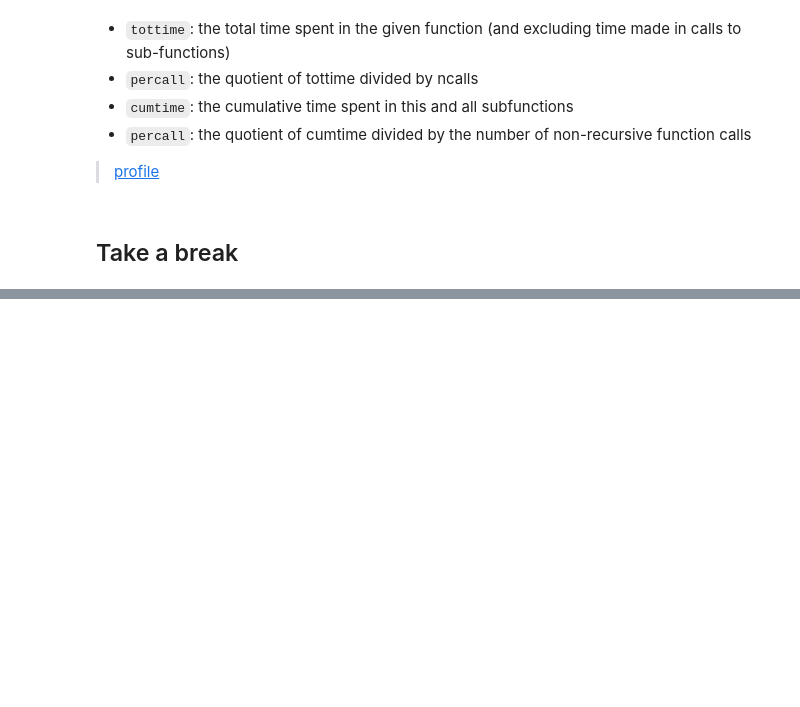
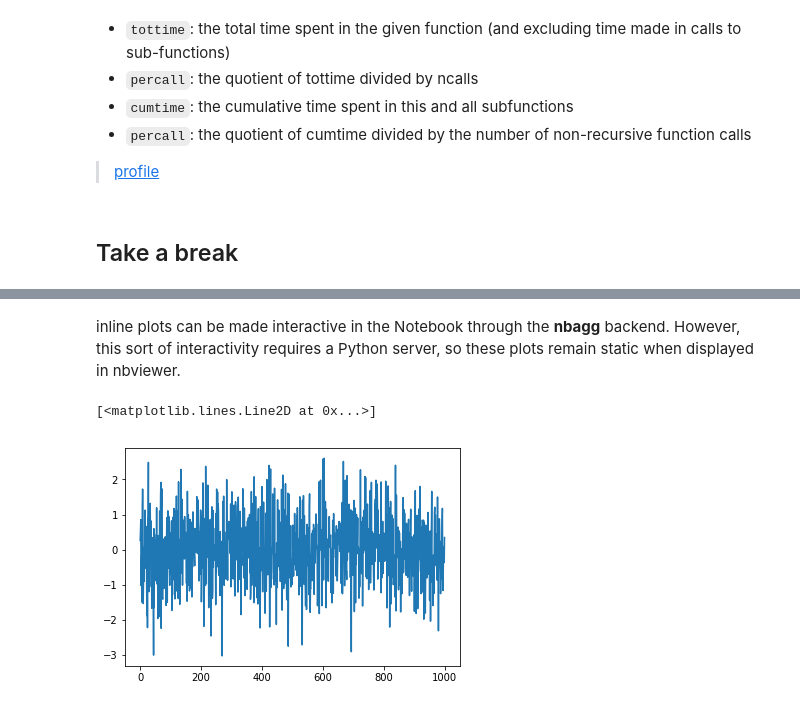
Before and after one commit to deep-learning/deep-learning, a Jupyter notebook: notebooks/hello_jupyter.ipynb, the cells around one changed output, grey strips where cells are left out. Cells and saved outputs as stored; diff of their text form; code cells hidden in the pictures; blank space fills up the shorter version.

Commit message:
more notebooks

```diff
--- a/notebooks/hello_jupyter.ipynb
+++ b/notebooks/hello_jupyter.ipynb
@@ -588,0 +410,4 @@ import matplotlib.pyplot as plt
+# %% [markdown]
+inline plots can be made interactive in the Notebook through
+the **nbagg** backend.
+However, this sort of interactivity requires a Python server, so these plots remain static when displayed in nbviewer.
@@ -588,0 +430,11 @@ import matplotlib.pyplot as plt
+# %%
+import numpy as np
+import matplotlib.pyplot as plt
+import seaborn
+%matplotlib inline
+y = np.random.randn(1000)
+# A line plot represents a mathematical curve or a digital signal as a continuous succession of line segments.
+plt.plot(y)
+# %% [output]
+[<matplotlib.lines.Line2D at 0x...>]
+[figure, added]
```
Also changed, not shown: parts of 76 cells of this notebook, 1 other file.
